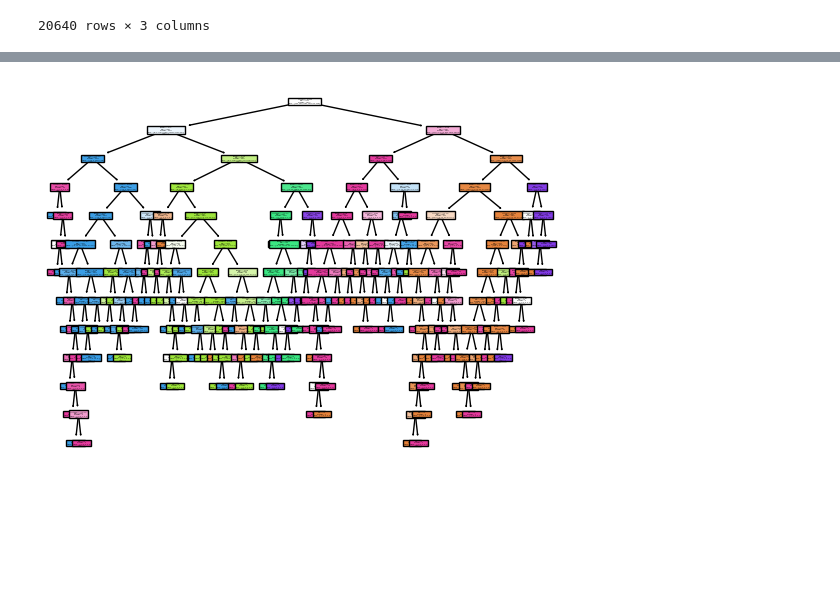
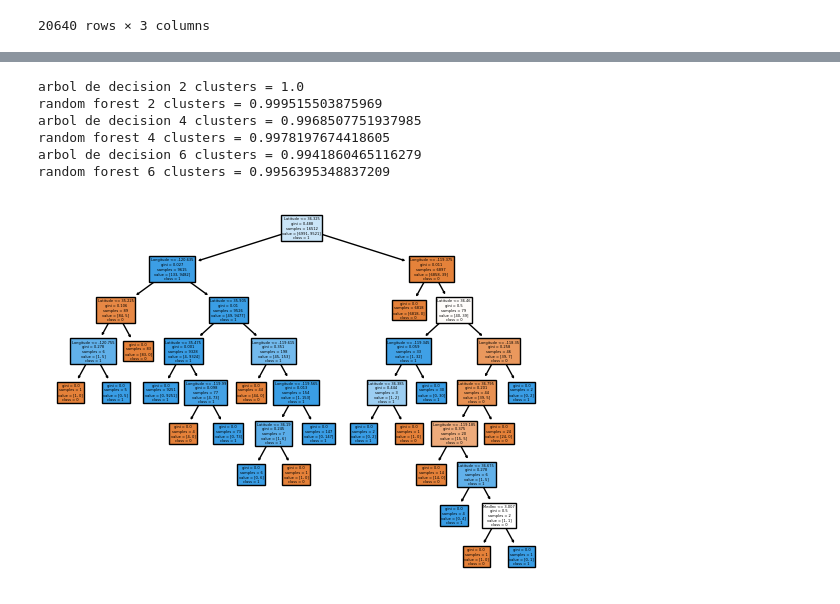
Before and after one commit to grigorow1974/Proyecto-Tutorial-K-Medias, a Jupyter notebook: src/explore.ipynb, the cells around one changed output, grey strips where cells are left out. Saved outputs shown, nothing was run; the diff lists cells and outputs as text; code cells hidden in the pictures; blank space fills up the shorter version.

```diff
--- a/src/explore.ipynb
+++ b/src/explore.ipynb
@@ -69,0 +90,3 @@ X_train.head()
+# %%
+X_train_2['cluster_2'] = model_2.predict(X_train_2)
+X_train_2
@@ -152,7 +221,68 @@ random forest = 0.9956395348837209
+# %%
+from sklearn.tree import DecisionTreeClassifier
+from sklearn.ensemble import RandomForestClassifier
+
+model_dt_2 = DecisionTreeClassifier(random_state=42)
+model_rf_2 =  RandomForestClassifier(random_state=42)
+model_dt_4 = DecisionTreeClassifier(random_state=42)
+model_rf_4 =  RandomForestClassifier(random_state=42)
+model_dt_6 = DecisionTreeClassifier(random_state=42)
+model_rf_6 =  RandomForestClassifier(random_state=42)
+
+y_train_2 = X_train_2.cluster_2
+X_train_2 = X_train_2.drop(['cluster_2'],axis=1)
+y_train_4 = X_train_4.cluster_4
+X_train_4 = X_train_4.drop(['cluster_4'],axis=1)
+y_train_6 = X_train_6.cluster_6
+X_train_6 = X_train_6.drop(['cluster_6'],axis=1)
+
+model_dt_2.fit(X_train_2,y_train_2)
+model_rf_2.fit(X_train_2,y_train_2)
+model_dt_4.fit(X_train_4,y_train_4)
+model_rf_4.fit(X_train_4,y_train_4)
+model_dt_6.fit(X_train_6,y_train_6)
+model_rf_6.fit(X_train_6,y_train_6)
+
+y_test_2 = X_test_2.cluster_2
+X_test_2 = X_test_2.drop(['cluster_2'],axis=1)
+y_test_4 = X_test_4.cluster_4
+X_test_4 = X_test_4.drop(['cluster_4'],axis=1)
+y_test_6 = X_test_6.cluster_6
+X_test_6 = X_test_6.drop(['cluster_6'],axis=1)
+
+y_pred_dt_2 = model_dt_2.predict(X_test_2)
+y_pred_rf_2 = model_rf_2.predict(X_test_2)
+y_pred_dt_4 = model_dt_4.predict(X_test_4)
+y_pred_rf_4 = model_rf_4.predict(X_test_4)
+y_pred_dt_6 = model_dt_6.predict(X_test_6)
+y_pred_rf_6 = model_rf_6.predict(X_test_6)
+# %%
+from sklearn.metrics import accuracy_score
+
+as_dt_2 = accuracy_score(y_test_2,y_pred_dt_2)
+as_rf_2 = accuracy_score(y_test_2,y_pred_rf_2)
+as_dt_4 = accuracy_score(y_test_4,y_pred_dt_4)
+as_rf_4 = accuracy_score(y_test_4,y_pred_rf_4)
+as_dt_6 = accuracy_score(y_test_6,y_pred_dt_6)
+as_rf_6 = accuracy_score(y_test_6,y_pred_rf_6)
+
+print (f'arbol de decision 2 clusters = {as_dt_2}')
+print (f'random forest 2 clusters = {as_rf_2}')
+print (f'arbol de decision 4 clusters = {as_dt_4}')
+print (f'random forest 4 clusters = {as_rf_4}')
+print (f'arbol de decision 6 clusters = {as_dt_6}')
+print (f'random forest 6 clusters = {as_rf_6}')
+# %% [output]
+arbol de decision 2 clusters = 1.0
+random forest 2 clusters = 0.999515503875969
+arbol de decision 4 clusters = 0.9968507751937985
+random forest 4 clusters = 0.9978197674418605
+arbol de decision 6 clusters = 0.9941860465116279
+random forest 6 clusters = 0.9956395348837209
 # %%
 from sklearn import tree
 
-tree.plot_tree(model_dt, feature_names=X_train.columns, class_names=['0','1','2','3','4','5'],filled=True)
+tree.plot_tree(model_dt_2, feature_names=X_train_2.columns, class_names=['0','1','2','3','4','5'],filled=True)
 plt.show()
 # %% [output]
-[figure, old version]
+[figure, new version]
```
Also changed, not shown: parts of 23 cells of this notebook, 9 other files.
